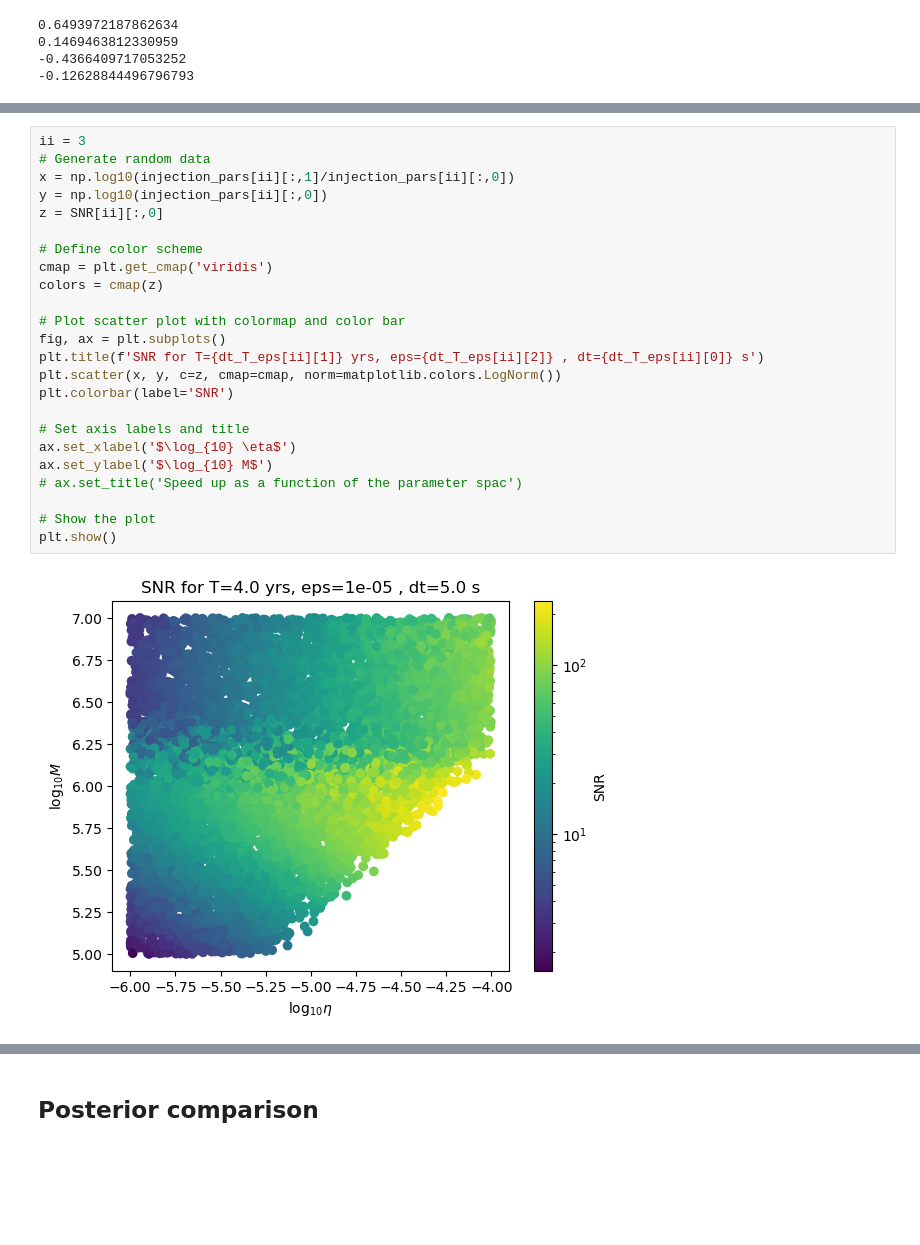
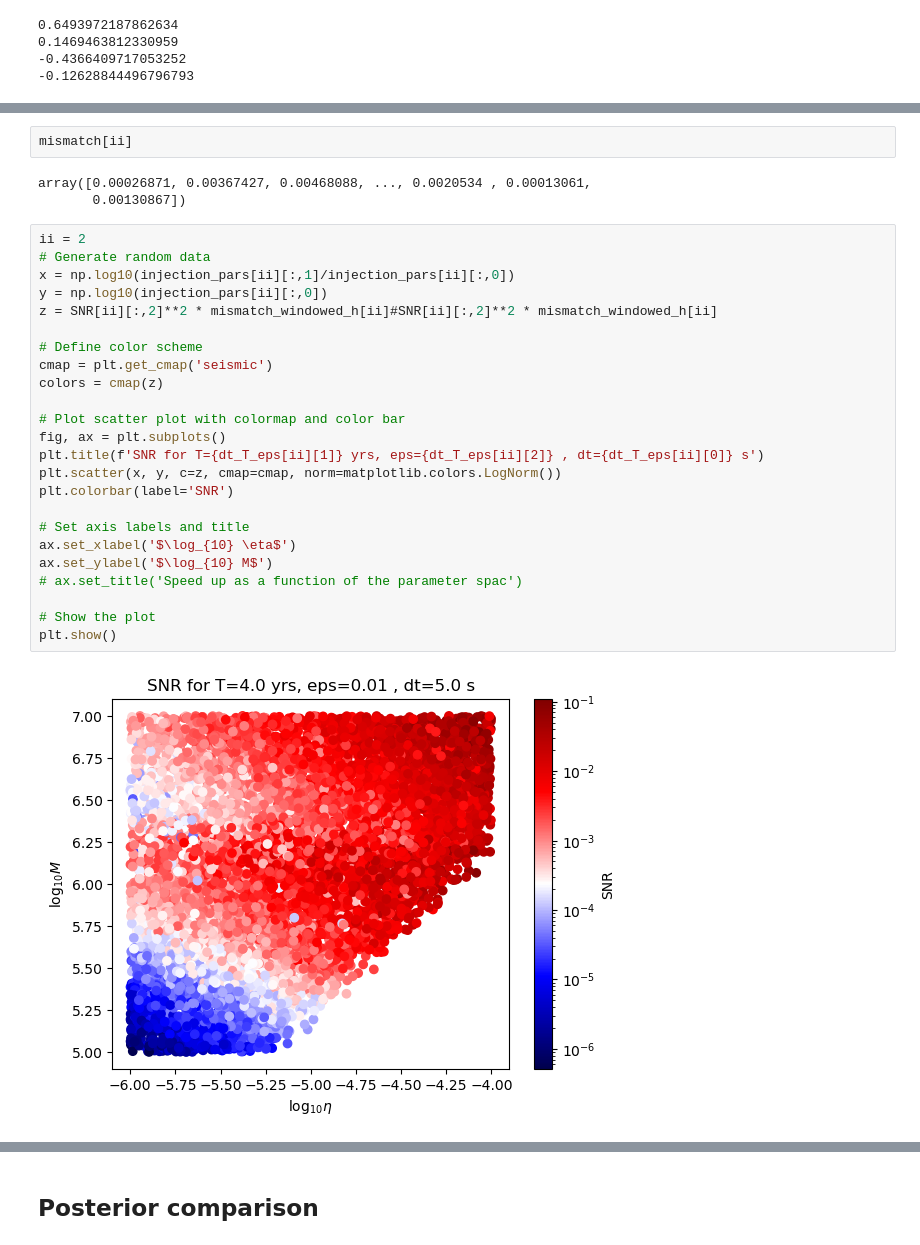
Before and after one commit to lorenzsp/EMRI_FrequencyDomainWaveforms, a Jupyter notebook: single_waveform_analysis.ipynb, the cells around one changed output, grey strips where cells are left out. Saved outputs shown, nothing was run; the diff lists cells and outputs as text; blank space fills up the shorter version.

```diff
--- a/single_waveform_analysis.ipynb
+++ b/single_waveform_analysis.ipynb
@@ -679,26 +719,31 @@ plt.savefig('figures/mass_massratio_mismatch.pdf')
+# %%
+mismatch[ii]
+# %% [output]
+array([0.00026871, 0.00367427, 0.00468088, ..., 0.0020534 , 0.00013061,
+       0.00130867])
 # %%
-ii = 3
+ii = 2
 # Generate random data
 x = np.log10(injection_pars[ii][:,1]/injection_pars[ii][:,0])
 y = np.log10(injection_pars[ii][:,0])
-z = SNR[ii][:,0]
+z = SNR[ii][:,2]**2 * mismatch_windowed_h[ii]#SNR[ii][:,2]**2 * mismatch_windowed_h[ii]
 
 # Define color scheme
-cmap = plt.get_cmap('viridis')
+cmap = plt.get_cmap('seismic')
 colors = cmap(z)
 
 # Plot scatter plot with colormap and color bar
 fig, ax = plt.subplots()
 plt.title(f'SNR for T={dt_T_eps[ii][1]} yrs, eps={dt_T_eps[ii][2]} , dt={dt_T_eps[ii][0]} s')
 plt.scatter(x, y, c=z, cmap=cmap, norm=matplotlib.colors.LogNorm())
 plt.colorbar(label='SNR')
 
 # Set axis labels and title
 ax.set_xlabel('$\log_{10} \eta$')
 ax.set_ylabel('$\log_{10} M$')
 # ax.set_title('Speed up as a function of the parameter spac')
 
 # Show the plot
 plt.show()
 # %% [output]
-[figure, old version]
+[figure, new version]
```
Also changed, not shown: parts of 11 cells of this notebook, 10 other files.
